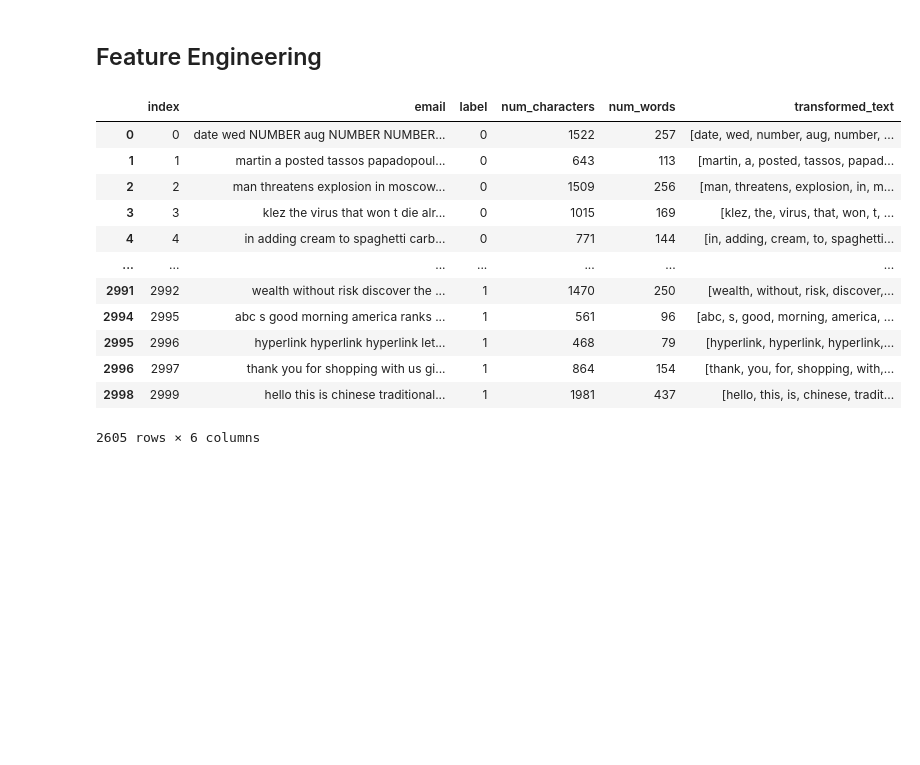
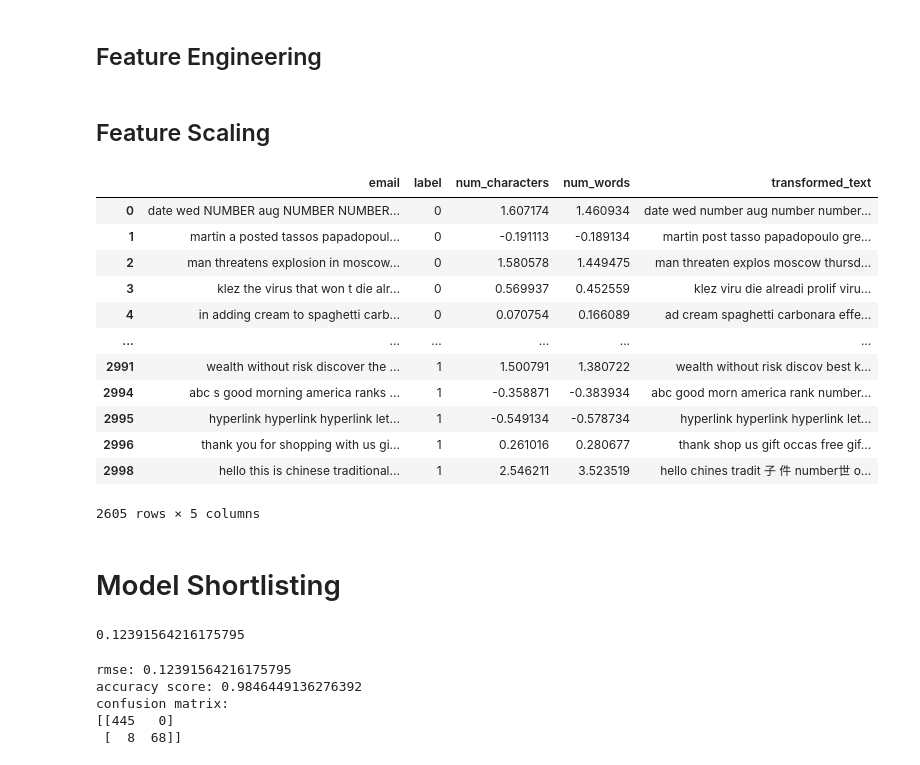
Before and after one commit to 10varun17/spam_classifier, a Jupyter notebook: notebook/main.ipynb, the cells around one changed output. Saved outputs shown, nothing was run; the diff lists cells and outputs as text; code cells hidden in the pictures; blank space fills up the shorter version.

```diff
--- a/notebook/main.ipynb
+++ b/notebook/main.ipynb
@@ -225,6 +217,11 @@ spam_ham_df_pre = spam_ham_df_pre.drop("num_sentences", axis=1)
 # %% [markdown]
 ## Feature Engineering
 # %%
+import re
+from nltk.corpus import stopwords
+import string
+from nltk.stem import PorterStemmer
+
 # Convert to lower case
 spam_ham_df_pre["transformed_text"] = spam_ham_df_pre["email"].str.lower()
 
@@ -232,22 +229,41 @@ spam_ham_df_pre["transformed_text"] = spam_ham_df_pre["email"].str.lower()
 spam_ham_df_pre["transformed_text"] = spam_ham_df_pre["transformed_text"].apply(word_tokenize)
 
 # Remove special characters
-import re
-spam_ham_df["transformed_text"] = spam_ham_df_pre["transformed_text"].apply(lambda x: re.sub('[^a-zA-Z0-9]+', '', word) for word in x)
+spam_ham_df["transformed_text"] = spam_ham_df_pre["transformed_text"].apply(lambda x: [re.sub('[^a-zA-Z0-9]+', '', word) for word in x])
+
 # Remove stop words and punctuation
+stop_words = set(stopwords.words("english"))
+punctuations = string.punctuation
+spam_ham_df_pre["transformed_text"] = spam_ham_df_pre["transformed_text"].apply(lambda x: [word for word in x if word not in stop_words and word not in punctuations])
+
 # Reduce words to their base form (stemming)
+ps = PorterStemmer()
+spam_ham_df_pre["transformed_text"] = spam_ham_df_pre["transformed_text"].apply(lambda x: [ps.stem(word) for word in x])
+
 # Convert preprocessed data back to string
+spam_ham_df_pre["transformed_text"] = spam_ham_df_pre["transformed_text"].apply(lambda x: " ".join(x))
-# %% [output]
-|  | index | email | label | num_characters | num_words | transformed_text |
-| 0 | 0 | date wed NUMBER aug NUMBER NUMBER... | 0 | 1522 | 257 | [date, wed, number, aug, number, ... |
-| 1 | 1 | martin a posted tassos papadopoul... | 0 | 643 | 113 | [martin, a, posted, tassos, papad... |
-| 2 | 2 | man threatens explosion in moscow... | 0 | 1509 | 256 | [man, threatens, explosion, in, m... |
-| 3 | 3 | klez the virus that won t die alr... | 0 | 1015 | 169 | [klez, the, virus, that, won, t, ... |
-| 4 | 4 | in adding cream to spaghetti carb... | 0 | 771 | 144 | [in, adding, cream, to, spaghetti... |
-| ... | ... | ... | ... | ... | ... | ... |
-| 2991 | 2992 | wealth without risk discover the ... | 1 | 1470 | 250 | [wealth, without, risk, discover,... |
-| 2994 | 2995 | abc s good morning america ranks ... | 1 | 561 | 96 | [abc, s, good, morning, america, ... |
-| 2995 | 2996 | hyperlink hyperlink hyperlink let... | 1 | 468 | 79 | [hyperlink, hyperlink, hyperlink,... |
-| 2996 | 2997 | thank you for shopping with us gi... | 1 | 864 | 154 | [thank, you, for, shopping, with,... |
-| 2998 | 2999 | hello this is chinese traditional... | 1 | 1981 | 437 | [hello, this, is, chinese, tradit... |
-2605 rows × 6 columns
+# %% [markdown]
+## Feature Scaling
+# %%
+from sklearn.preprocessing import StandardScaler
+
+std_scaler = StandardScaler()
+spam_ham_df_pre["num_words"] = std_scaler.fit_transform(spam_ham_df_pre["num_words"].values.reshape(-1,1))
+spam_ham_df_pre["num_characters"] = std_scaler.fit_transform(spam_ham_df_pre["num_characters"].values.reshape(-1,1))
+spam_ham_df_pre
+# %% [output]
+|  | email | label | num_characters | num_words | transformed_text |
+| 0 | date wed NUMBER aug NUMBER NUMBER... | 0 | 1.607174 | 1.460934 | date wed number aug number number... |
+| 1 | martin a posted tassos papadopoul... | 0 | -0.191113 | -0.189134 | martin post tasso papadopoulo gre... |
+| 2 | man threatens explosion in moscow... | 0 | 1.580578 | 1.449475 | man threaten explos moscow thursd... |
+| 3 | klez the virus that won t die alr... | 0 | 0.569937 | 0.452559 | klez viru die alreadi prolif viru... |
+| 4 | in adding cream to spaghetti carb... | 0 | 0.070754 | 0.166089 | ad cream spaghetti carbonara effe... |
+| ... | ... | ... | ... | ... | ... |
+| 2991 | wealth without risk discover the ... | 1 | 1.500791 | 1.380722 | wealth without risk discov best k... |
+| 2994 | abc s good morning america ranks ... | 1 | -0.358871 | -0.383934 | abc good morn america rank number... |
+| 2995 | hyperlink hyperlink hyperlink let... | 1 | -0.549134 | -0.578734 | hyperlink hyperlink hyperlink let... |
+| 2996 | thank you for shopping with us gi... | 1 | 0.261016 | 0.280677 | thank shop us gift occas free gif... |
+| 2998 | hello this is chinese traditional... | 1 | 2.546211 | 3.523519 | hello chines tradit 子 件 number世 o... |
+2605 rows × 5 columns
+# %% [markdown]
+# Model Shortlisting
@@ -253,0 +278,24 @@ spam_ham_df["transformed_text"] = spam_ham_df_pre["transformed_text"].apply(lamb
+# %%
+# train svc
+from sklearn.svm import SVC
+svc_clf = SVC()
+svc_clf.fit(X_train, y_train)
+y_pred = svc_clf.predict(X_test)
+# %% [output]
+0.12391564216175795
+# %%
+from sklearn.metrics import mean_squared_error, accuracy_score, confusion_matrix
+
+mse = mean_squared_error(y_test, y_pred)
+rmse = np.sqrt(mse)
+acc_score = accuracy_score(y_test, y_pred)
+cf_mat = confusion_matrix(y_test, y_pred)
+
+print(f"rmse: {rmse}\naccuracy score: {acc_score}")
+print(f"confusion matrix:\n{cf_mat}")
+# %% [output]
+rmse: 0.12391564216175795
+accuracy score: 0.9846449136276392
+confusion matrix:
+[[445   0]
+ [  8  68]]
```
Also changed, not shown: parts of 5 cells of this notebook.
